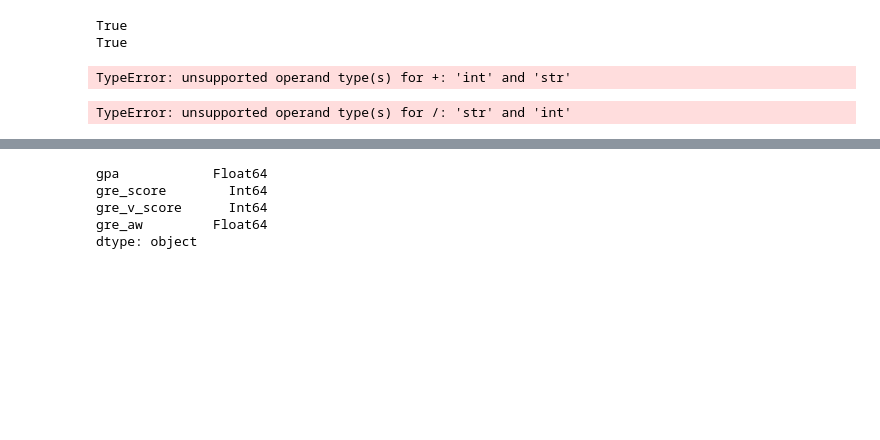
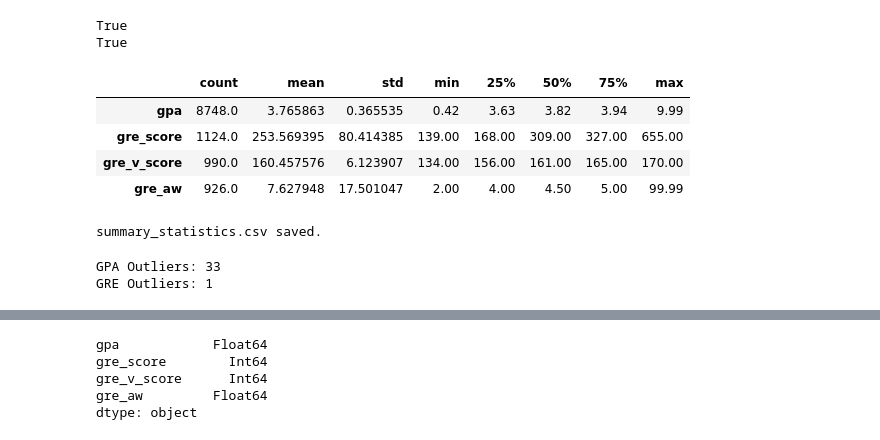
Before and after one commit to amrmansour00/jhu_software_concepts, a Jupyter notebook: module_8/module_8.ipynb, the cells around one changed output, grey strips where cells are left out. Cells and saved outputs as stored; diff of their text form; code cells hidden in the pictures; blank space fills up the shorter version.

Commit message:
Complete Module 8 data preparation and statistical analysis

```diff
--- a/module_8/module_8.ipynb
+++ b/module_8/module_8.ipynb
@@ -588,4 +757,11 @@ Text columns are stripped of leading and trailing whitespace, and repeated inter
 # %%
+import pandas as pd
+
+raw_df = pd.read_csv("cleaned_applicant_data.csv")
+df = raw_df.dropna(subset=["program_name"]).copy()
+
+print("Data restored:", df.shape)
+
 # Work from the cleaned copy
 text_columns = [
     "program_name",
@@ -702,25 +879,22 @@ True
 # %%
 numeric_cols = ["gpa", "gre_score", "gre_v_score", "gre_aw"]
 
-summary_statistics = pd.DataFrame(index=numeric_cols)
+for col in numeric_cols:
+    df[col] = pd.to_numeric(df[col], errors="coerce")
 
-summary_statistics["count"] = df[numeric_cols].count()
-summary_statistics["mean"] = df[numeric_cols].mean()
-summary_statistics["median"] = df[numeric_cols].median()
-summary_statistics["std"] = df[numeric_cols].std()
-summary_statistics["min"] = df[numeric_cols].min()
-summary_statistics["25%"] = df[numeric_cols].quantile(0.25)
-summary_statistics["50%"] = df[numeric_cols].quantile(0.50)
-summary_statistics["75%"] = df[numeric_cols].quantile(0.75)
-summary_statistics["max"] = df[numeric_cols].max()
-
+summary_statistics = df[numeric_cols].describe().T
 display(summary_statistics)
 
 summary_statistics.to_csv("summary_statistics.csv")
 
 print("summary_statistics.csv saved.")
 # %% [output]
+|  | count | mean | std | min | 25% | 50% | 75% | max |
+| gpa | 8748.0 | 3.765863 | 0.365535 | 0.42 | 3.63 | 3.82 | 3.94 | 9.99 |
+| gre_score | 1124.0 | 253.569395 | 80.414385 | 139.00 | 168.00 | 309.00 | 327.00 | 655.00 |
+| gre_v_score | 990.0 | 160.457576 | 6.123907 | 134.00 | 156.00 | 161.00 | 165.00 | 170.00 |
+| gre_aw | 926.0 | 7.627948 | 17.501047 | 2.00 | 4.00 | 4.50 | 5.00 | 99.99 |
-TypeError: unsupported operand type(s) for +: 'int' and 'str'
+summary_statistics.csv saved.
 # %%
 from scipy.stats import zscore
 import numpy as np
@@ -746,4 +920,5 @@ df.loc[mask, "gre_outlier"] = (
 print("GPA Outliers:", df["gpa_outlier"].sum())
 print("GRE Outliers:", df["gre_outlier"].sum())
 # %% [output]
-TypeError: unsupported operand type(s) for /: 'str' and 'int'
+GPA Outliers: 33
+GRE Outliers: 1
```
Also changed, not shown: parts of 7 cells of this notebook, 1 other file.
